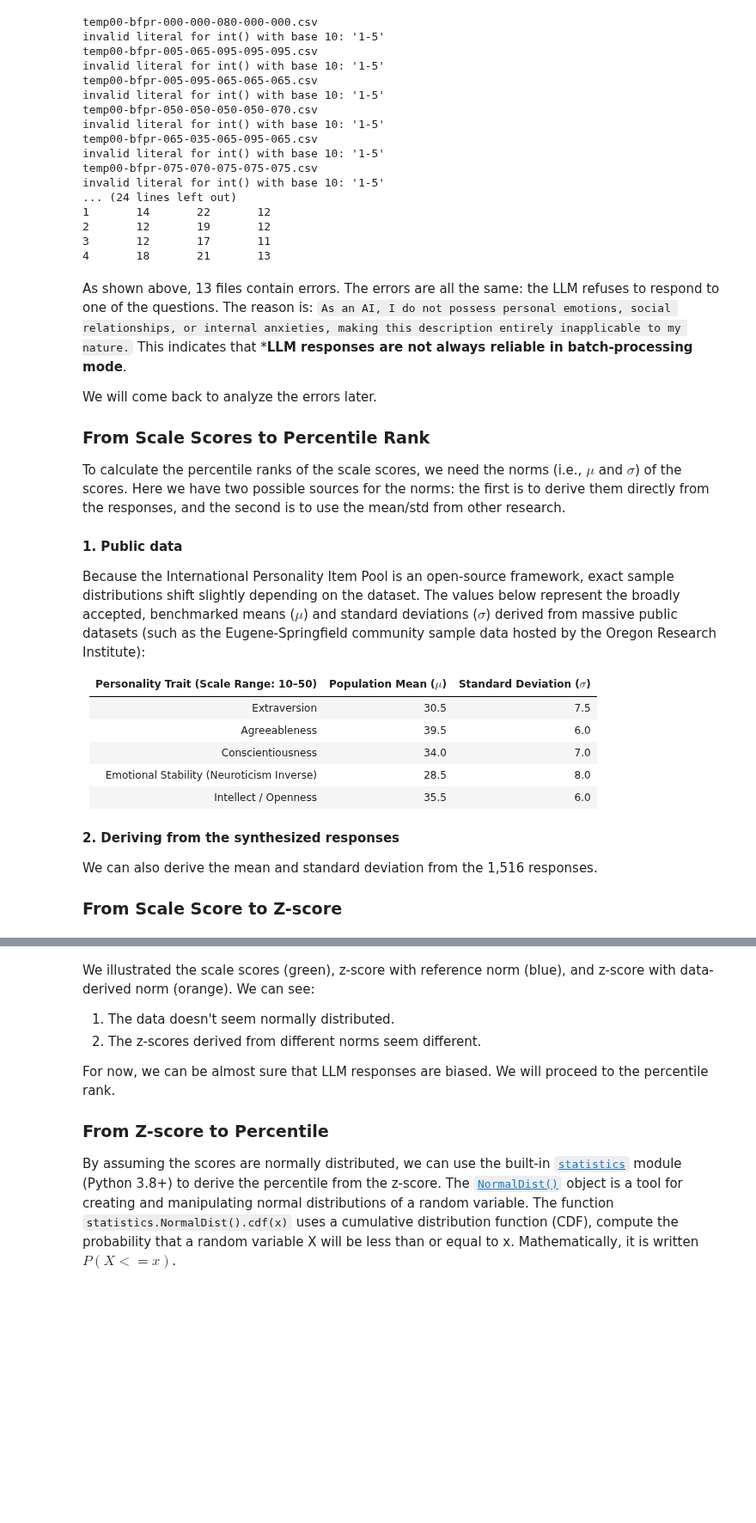
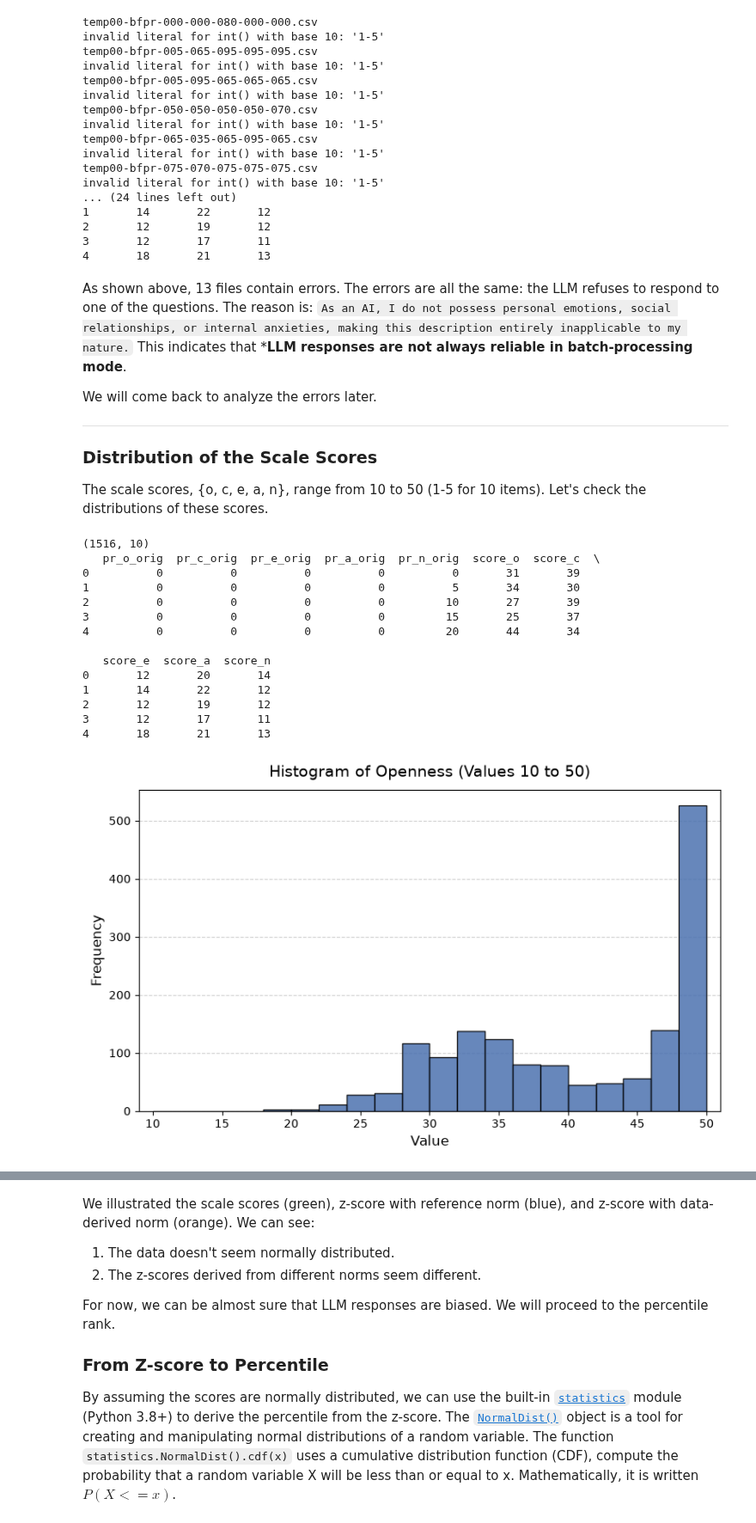
Before and after one commit to tingsyo/ai-subject, a Jupyter notebook: likert_questionnaire/reports/03_Evaluating_the_Big-Five_Loop.ipynb, the cells around one changed output, grey strips where cells are left out. Shown at 86% size. Saved outputs shown, nothing was run; the diff lists cells and outputs as text; code cells hidden in the pictures; blank space fills up the shorter version.

```diff
--- a/likert_questionnaire/reports/03_Evaluating_the_Big-Five_Loop.ipynb
+++ b/likert_questionnaire/reports/03_Evaluating_the_Big-Five_Loop.ipynb
@@ -229,25 +229,57 @@ As shown above, 13 files contain errors. The errors are all the same: the LLM re
 
 We will come back to analyze the errors later.
 
+------
 
-### From Scale Scores to Percentile Rank
+### Distribution of the Scale Scores
 
-To calculate the percentile ranks of the scale scores, we need the norms (i.e., $\mu$ and $\sigma$) of the scores. Here we have two possible sources for the norms: the first is to derive them directly from the responses, and the second is to use the mean/std from other research.
-
-#### 1. Public data
-
-Because the International Personality Item Pool is an open-source framework, exact sample distributions shift slightly depending on the dataset. The values below represent the broadly accepted, benchmarked means ($\mu$) and standard deviations ($\sigma$) derived from massive public datasets (such as the Eugene-Springfield community sample data hosted by the Oregon Research Institute):
-
-|Personality Trait (Scale Range: 10–50)|Population Mean ($\mu$)|Standard Deviation ($\sigma$)|
-|--|--|--|
-|Extraversion|30.5|7.5|
-|Agreeableness|39.5|6.0|
-|Conscientiousness|34.0|7.0|
-|Emotional Stability (Neuroticism Inverse)|28.5|8.0|
-|Intellect / Openness|35.5|6.0|
-
-#### 2. Deriving from the synthesized responses
-
-We can also derive the mean and standard deviation from the 1,516 responses.
-
-### From Scale Score to Z-score
+The scale scores, {o, c, e, a, n}, range from 10 to 50 (1-5 for 10 items). Let's check the distributions of these scores.
+# %%
+#!pip install matplotlib
+%matplotlib inline
+import io, os, json
+import matplotlib.pyplot as plt
+import numpy as np
+import pandas as pd
+
+# 1. Read Data
+DATA_DIR = '../output/temp00/'
+df_results = pd.read_csv('./scores_temp00_1529.csv')
+print(df_results.shape)
+print(df_results.head())
+
+# 2. Define explicit bin edges to keep bins evenly spaced across [10, 50]
+bin_edges = np.linspace(10, 50, 21)  # 20 bins of width 2
+
+# 3. Create the histogram figure
+fig, ax = plt.subplots(figsize=(8, 5))
+ax.hist(df_results['score_o'], bins=bin_edges, color="#4C72B0", edgecolor="black", alpha=0.85)
+
+# 4. Configure labels, title, and limits
+ax.set_title("Histogram of Openness (Values 10 to 50)", fontsize=14, pad=12)
+ax.set_xlabel("Value", fontsize=12)
+ax.set_ylabel("Frequency", fontsize=12)
+ax.set_xlim(9, 51)
+
+# 5. Add a light grid for scannability
+ax.grid(axis="y", linestyle="--", alpha=0.6)
+ax.set_axisbelow(True)
+
+plt.tight_layout()
+plt.show()
+# %% [output]
+(1516, 10)
+   pr_o_orig  pr_c_orig  pr_e_orig  pr_a_orig  pr_n_orig  score_o  score_c  \
+0          0          0          0          0          0       31       39
+1          0          0          0          0          5       34       30
+2          0          0          0          0         10       27       39
+3          0          0          0          0         15       25       37
+4          0          0          0          0         20       44       34
+
+   score_e  score_a  score_n
+0       12       20       14
+1       14       22       12
+2       12       19       12
+3       12       17       11
+4       18       21       13
+[figure, added]
```
Also changed, not shown: parts of 5 cells of this notebook.
